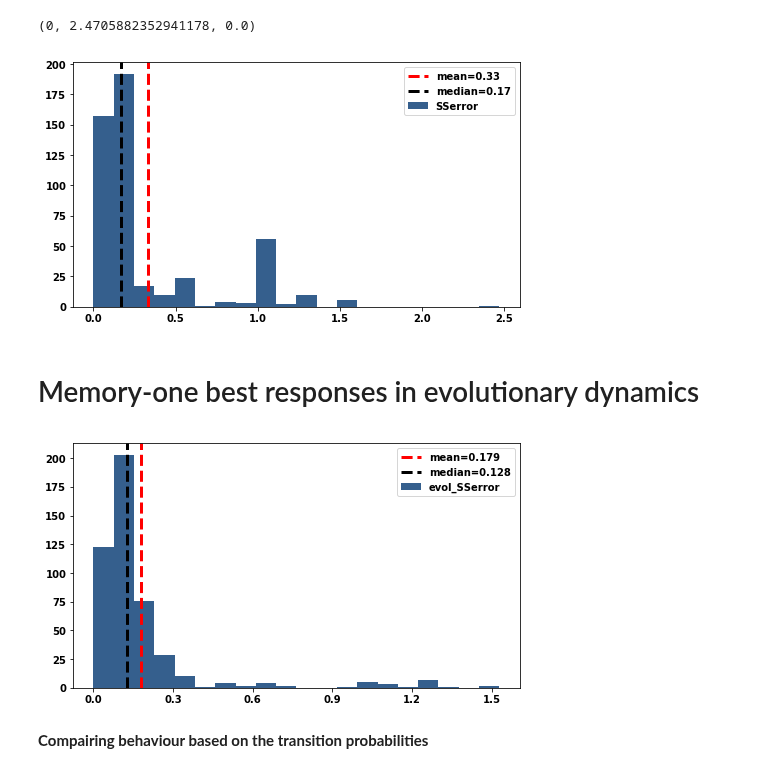
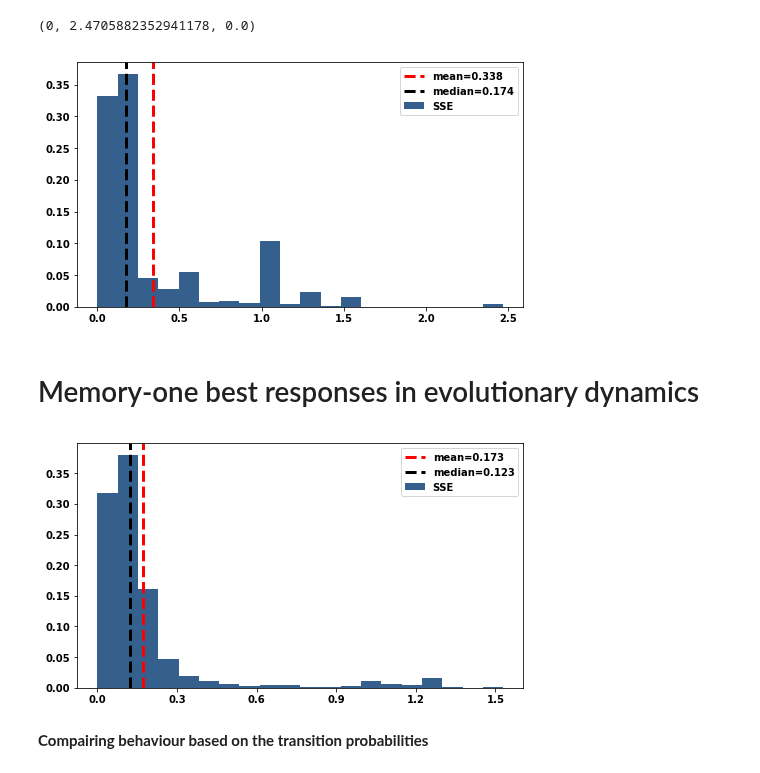
Before and after one commit to Nikoleta-v3/Memory-size-in-the-prisoners-dilemma, a Jupyter notebook: nbs/3. Numerical experiments.ipynb, the cells around one changed output. Cells and saved outputs as stored; diff of their text form; code cells hidden in the pictures.

Commit message:
commit before changes to numerical experiments

```diff
--- a/nbs/3. Numerical experiments.ipynb
+++ b/nbs/3. Numerical experiments.ipynb
@@ -69,7 +71,7 @@ def read_sql_data_frame(path):
 
     return pd.read_sql("experiments", connection)
 # %%
-df = read_sql_data_frame('../data/without_gambler/main.db')
+df = pd.read_csv('../data/numerical_experiments_without_gambler.csv', index_col=0) #read_sql_data_frame('../data/data/without_gambler/the_main.db')
 # %%
 df.describe()
 # %% [output]
@@ -140,25 +142,27 @@ sum(df["is_ZD"]), max(df["SSerror"]), min(df["SSerror"])
 # %%
 fig, axes = plt.subplots(figsize=(8, 4.5))
 
-axes.hist(df["SSerror"], bins=20, color=color);
+weights = np.ones_like(df["SSerror"]) / len(df["SSerror"])
+
+axes.hist(df["SSerror"], weights=weights, bins=20, color=color, label='SSE',);
 axes.axvline(
     np.mean(df["SSerror"]), color="red", linestyle="dashed", linewidth=3,
     label="mean=%s" % round(np.mean(df["SSerror"]), 3)
 )
-axes.set_xticks(np.linspace(0, 2.5, 6))
+#axes.set_xticks(np.linspace(0, 2.5, 6))
 
 axes.axvline(
     np.median(df["SSerror"]),
     color="black",
     linestyle="dashed",
     linewidth=3,
     label="median=%s" % round(np.median(df["SSerror"]), 3),
 )
 axes.legend();
 
 plt.savefig('../img/best_respones_sserror.pdf')
 # %% [output]
-[figure, old version]
+[figure, new version]
 # %%
 def describe(df, stats):
     d = df.describe(percentiles=[.05, .25, .5, .95])
@@ -195,7 +199,9 @@ df["evol_SSerror"] = df.apply(
 # %%
 fig, axes = plt.subplots(figsize=(8, 4.5))
 
-axes.hist(df["evol_SSerror"], bins=20, color=color);
+weights = np.ones_like(df["evol_SSerror"]) / len(df["SSerror"])
+
+axes.hist(df["evol_SSerror"], weights=weights, bins=20, color=color, label='SSE',);
 axes.axvline(
     np.mean(df["evol_SSerror"]), color="red", linestyle="dashed", linewidth=3,
     label="mean=%s" % round(np.mean(df["evol_SSerror"]), 3)
@@ -212,7 +218,7 @@ axes.legend();
 
 plt.savefig('../img/evo_sserror.pdf')
 # %% [output]
-[figure, old version]
+[figure, new version]
 # %%
 evo_sserror_table = pd.DataFrame(pd.DataFrame(describe(df, ['median', 'skew', 'kurt'])['evol_SSerror']))
 with open("../tex/evo_sserror_table.tex", "w") as f:
```
Also changed, not shown: parts of 8 cells of this notebook, 17 other files.
